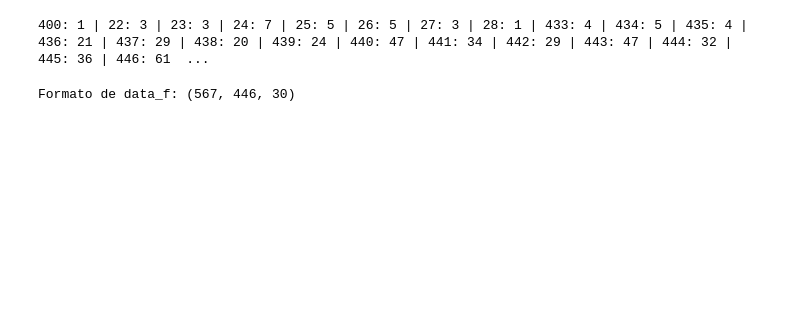
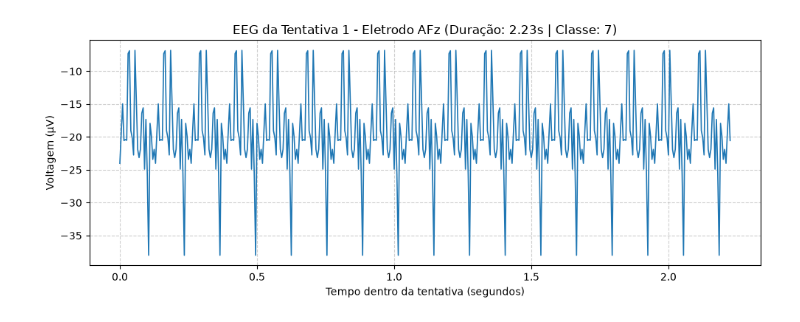
Before and after one commit to BorniaPedro/topicos-especiais, a Jupyter notebook: paciente.ipynb, the cells around one changed output. Drawn from its saved outputs; the diff is of its cells as text; code cells hidden in the pictures; blank space fills up the shorter version.

Commit message:
Melhora visualização da base de dados

```diff
--- a/paciente.ipynb
+++ b/paciente.ipynb
@@ -1,21 +1,14 @@
 # %%
-# Carregamento do dataset
 import os
 import numpy as np
+import matplotlib.pyplot as plt
 from scipy.io import loadmat
 
 PASTA_PACIENTE = "./VP001-EEG"
 
-# Carrega o sinal contínuo (cnt) e os marcadores de eventos (mrk)
+# Carrega a matriz de sinal contínuo (cnt) e os marcadores de eventos (mrk)
 mat_cnt = loadmat(os.path.join(PASTA_PACIENTE, 'cnt_nback.mat'), struct_as_record=False, squeeze_me=True)
 mat_mrk = loadmat(os.path.join(PASTA_PACIENTE, 'mrk_nback.mat'), struct_as_record=False, squeeze_me=True)
 
-# Acessa as estruturas internas
-chave_cnt = [k for k in mat_cnt.keys() if not k.startswith('__')][0]
-chave_mrk = [k for k in mat_mrk.keys() if not k.startswith('__')][0]
-
-cnt = mat_cnt[chave_cnt]
-mrk = mat_mrk[chave_mrk]
-
-print("Chaves encontradas em cnt:", [k for k in mat_cnt.keys() if not k.startswith('__')])
-print("Chaves encontradas em mrk:", [k for k in mat_mrk.keys() if not k.startswith('__')])
+cnt = mat_cnt['cnt_nback']
+mrk = mat_mrk['mrk_nback']
@@ -86,54 +93,14 @@ Primeiros instantes: [6000 6026 6472 6914 7354 7799 8240 8683 9133 9570]
 # %%
-# separando os dados em blocos de eventos/estímulos
+idx_canal = channels.index('AFz')
+tempo = np.arange(tamanho_padrao) / fs
 
-data_f = list()
-
-for nf in range(len(trials)):
-    if nf < len(trials) - 1:
-        data_f.append(X[trials[nf]:trials[nf + 1], :])
-    else:
-        # Último bloco até o fim de uma janela padrão de 2 segundos ou limite do sinal
-        fim = min(trials[nf] + int(2 * fs), X.shape[0])
-        data_f.append(X[trials[nf]:fim, :])
+plt.figure(figsize=(10, 4))
+plt.plot(tempo, data_f[0, :, idx_canal], color="#1f77b4", linewidth=1.2)
+plt.title(f"EEG da Tentativa 1 - Eletrodo AFz (Duração: {tamanho_padrao/fs:.2f}s | Classe: {data_y[0]})")
+plt.xlabel("Tempo dentro da tentativa (segundos)")
+plt.ylabel("Voltagem (µV)")
+plt.grid(True, linestyle="--", alpha=0.6)
+plt.tight_layout()
+plt.show()
+# %% [output]
+[figure, added]
-# %%
-chs = dict()
-
-for s in set([len(f) for f in data_f]):
-    chs[s] = 0
-
-for s in [len(f) for f in data_f]:
-    chs[s] += 1
-
-for k, v in chs.items():
-    print(f'{k}: {v}', end=' | ')
-# %% [output]
-400: 1 | 22: 3 | 23: 3 | 24: 7 | 25: 5 | 26: 5 | 27: 3 | 28: 1 | 433: 4 | 434: 5 | 435: 4 | 436: 21 | 437: 29 | 438: 20 | 439: 24 | 440: 47 | 441: 34 | 442: 29 | 443: 47 | 444: 32 | 445: 36 | 446: 61  ...
-# %%
-# Padronizando a quantidade de amostras
-data_f_padronizado = []
-
-# Pega o tamanho mais frequente encontrado no dicionário chs
-tamanhos_ordenados = sorted(chs.items(), key=lambda item: item[1], reverse=True)
-n_amostras = tamanhos_ordenados[0][0] if len(tamanhos_ordenados) > 0 else int(2 * fs)
-n_canais = X.shape[1]
-
-for segmento in data_f:
-    segmento = np.asarray(segmento)
-
-    if segmento.size > 0 and segmento.ndim == 1:
-        segmento = segmento.reshape(1, -1)
-
-    if segmento.size == 0:
-        segmento = np.zeros((n_amostras, n_canais), dtype=X.dtype)
-    elif len(segmento) < n_amostras:
-        repeticoes = int(np.ceil(n_amostras / len(segmento)))
-        segmento = np.tile(segmento, (repeticoes, 1))[:n_amostras]
-    else:
-        segmento = segmento[:n_amostras]
-
-    data_f_padronizado.append(segmento)
-
-data_f = np.asarray(data_f_padronizado)
-print("Formato de data_f:", data_f.shape)
-# %% [output]
-Formato de data_f: (567, 446, 30)
```
Also changed, not shown: parts of 6 cells of this notebook.
